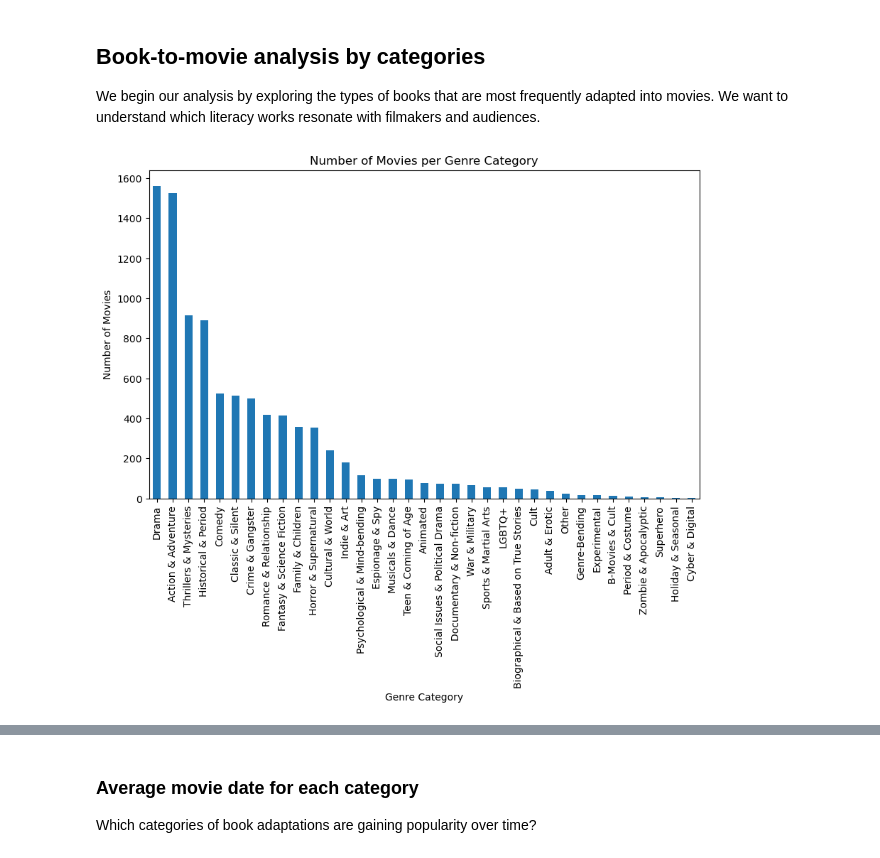
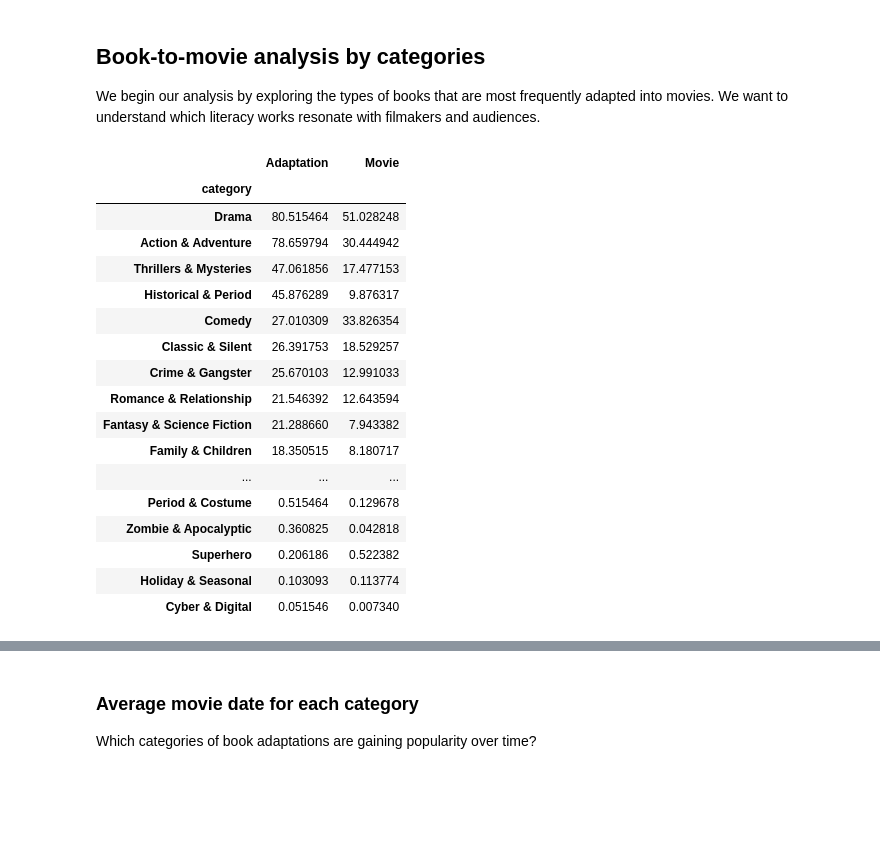
Before and after one commit to epfl-ada/ada-2024-project-padamalgame, a Jupyter notebook: results.ipynb, the cells around one changed output, grey strips where cells are left out. Cells and saved outputs as stored; diff of their text form; code cells hidden in the pictures; blank space fills up the shorter version.

```diff
--- a/results.ipynb
+++ b/results.ipynb
@@ -13,8 +15,11 @@ Note: you may need to restart the kernel to use updated packages.
 # %% [markdown]
 ## Load Dataset Merged CMU-IMDB
 # %%
-# Load the dataset
-df = pd.read_csv('src/merge_imdb.csv')
+# Load the dataset CMU
+cmu_movies = clean_cmu("MovieSummaries/movie.metadata.tsv")
+
+# Load the dataset merge_imdb
+df = pd.read_csv('data/merge_imdb.csv')
 df.head()
 # %% [output]
 |  | imdbID | isAdult | movie_name | movie_date | box_office | runtime | language | countries | genres | ... |
@@ -133,17 +50,0 @@ with open('data/genre_categories.json', 'r') as file:
-# %%
-# Map genres to categories
-df_genres_exploded['category'] = df_genres_exploded['genres'].map(lambda x: next((k for k, v in genre_categories.items() if x in v), 'Other'))
-
-# Count the number of movies in each genre category
-genre_category_counts = df_genres_exploded['category'].value_counts()
-
-# Plot the bar chart
-plt.figure(figsize=(10, 6))
-genre_category_counts.sort_values(ascending=False).plot(kind='bar')
-plt.title('Number of Movies per Genre Category')
-plt.xlabel('Genre Category')
-plt.ylabel('Number of Movies')
-plt.xticks(rotation=90)
-plt.show()
-# %% [output]
-[figure, removed]
@@ -149,0 +58,26 @@ plt.show()
+# %%
+# Convert in DataFrame and merge to compare
+df_adaptation_category = pd.DataFrame(adaptation_category_perc, columns=['count'])
+df_cmu_category = pd.DataFrame(cmu_category_perc, columns=['count'])
+
+adaptation_vs_cmu_categories = pd.merge(df_adaptation_category, df_cmu_category, left_index=True, right_index=True)
+adaptation_vs_cmu_categories.columns = ['Adaptation', 'Movie']
+# %% [output]
+|  | Adaptation | Movie |
+| category |  |  |
+| Drama | 80.515464 | 51.028248 |
+| Action & Adventure | 78.659794 | 30.444942 |
+| Thrillers & Mysteries | 47.061856 | 17.477153 |
+| Historical & Period | 45.876289 | 9.876317 |
+| Comedy | 27.010309 | 33.826354 |
+| Classic & Silent | 26.391753 | 18.529257 |
+| Crime & Gangster | 25.670103 | 12.991033 |
+| Romance & Relationship | 21.546392 | 12.643594 |
+| Fantasy & Science Fiction | 21.288660 | 7.943382 |
+| Family & Children | 18.350515 | 8.180717 |
+| ... | ... | ... |
+| Period & Costume | 0.515464 | 0.129678 |
+| Zombie & Apocalyptic | 0.360825 | 0.042818 |
+| Superhero | 0.206186 | 0.522382 |
+| Holiday & Seasonal | 0.103093 | 0.113774 |
+| Cyber & Digital | 0.051546 | 0.007340 |
```
Also changed, not shown: parts of 21 cells of this notebook, 2 other files.
